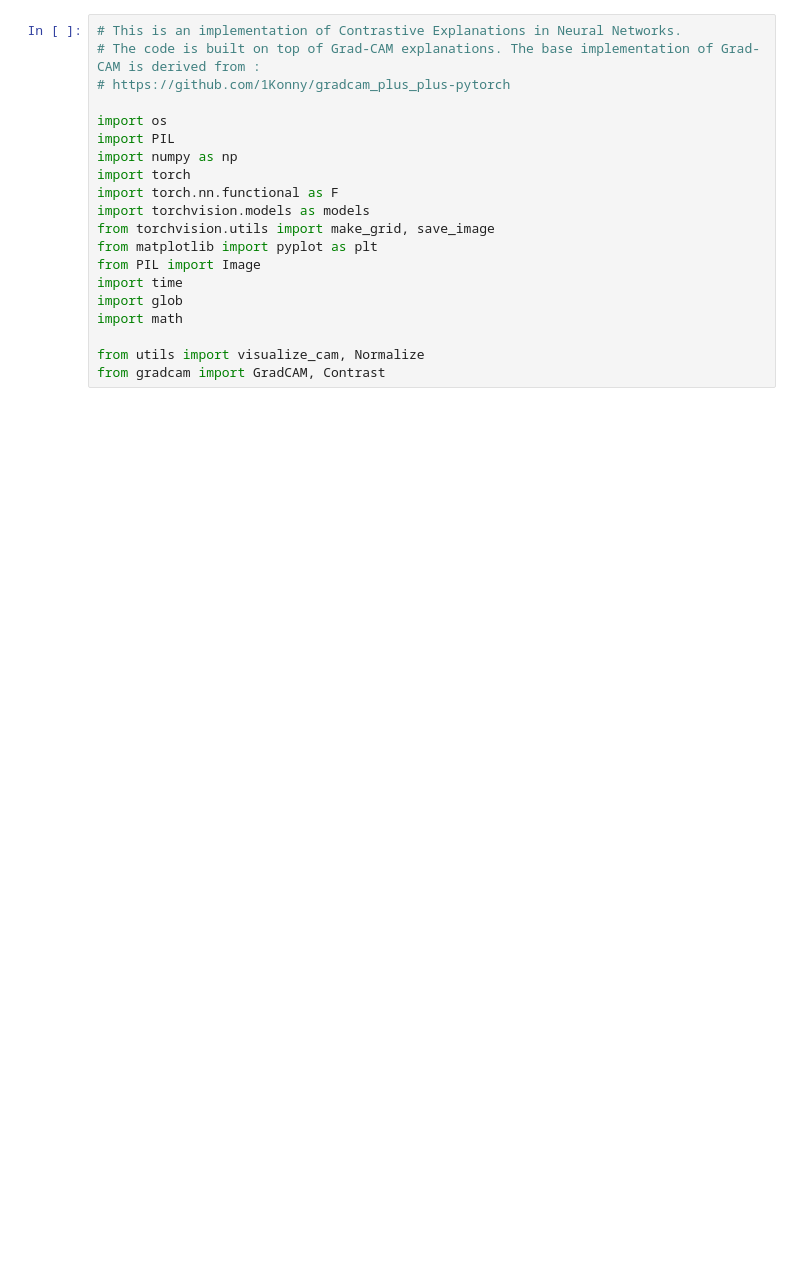
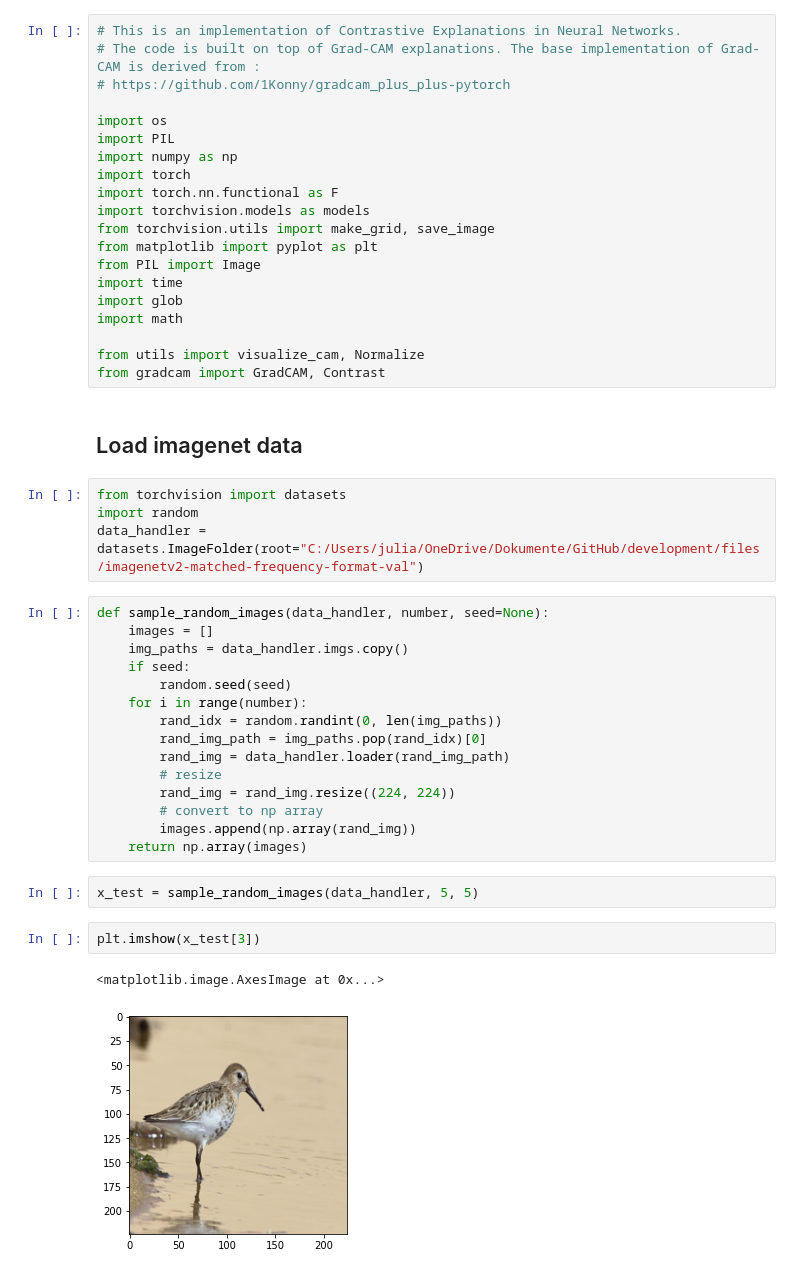
Before and after one commit to tlabarta/helpfulnessofxai, a Jupyter notebook: Contrastive-Explanations-master/Contrastive Explanations in Neural Networks/Recognition/main.ipynb, the cells around one changed output. Drawn from its saved outputs; the diff is of its cells as text; blank space fills up the shorter version.

```diff
--- a/Contrastive-Explanations-master/Contrastive Explanations in Neural Networks/Recognition/main.ipynb
+++ b/Contrastive-Explanations-master/Contrastive Explanations in Neural Networks/Recognition/main.ipynb
@@ -18,3 +18,31 @@ import math
 
 from utils import visualize_cam, Normalize
 from gradcam import GradCAM, Contrast
+# %% [markdown]
+## Load imagenet data
+# %%
+from torchvision import datasets
+import random
+data_handler = datasets.ImageFolder(root="C:/Users/julia/OneDrive/Dokumente/GitHub/development/files/imagenetv2-matched-frequency-format-val")
+# %%
+def sample_random_images(data_handler, number, seed=None):
+    images = []
+    img_paths = data_handler.imgs.copy()
+    if seed:
+        random.seed(seed)
+    for i in range(number):
+        rand_idx = random.randint(0, len(img_paths))
+        rand_img_path = img_paths.pop(rand_idx)[0]
+        rand_img = data_handler.loader(rand_img_path)
+        # resize
+        rand_img = rand_img.resize((224, 224))
+        # convert to np array
+        images.append(np.array(rand_img))
+    return np.array(images)
+# %%
+x_test = sample_random_images(data_handler, 5, 5)
+# %%
+plt.imshow(x_test[3])
+# %% [output]
+<matplotlib.image.AxesImage at 0x...>
+[figure, added]
```
Also changed, not shown: parts of 8 cells of this notebook, 11 other files.
